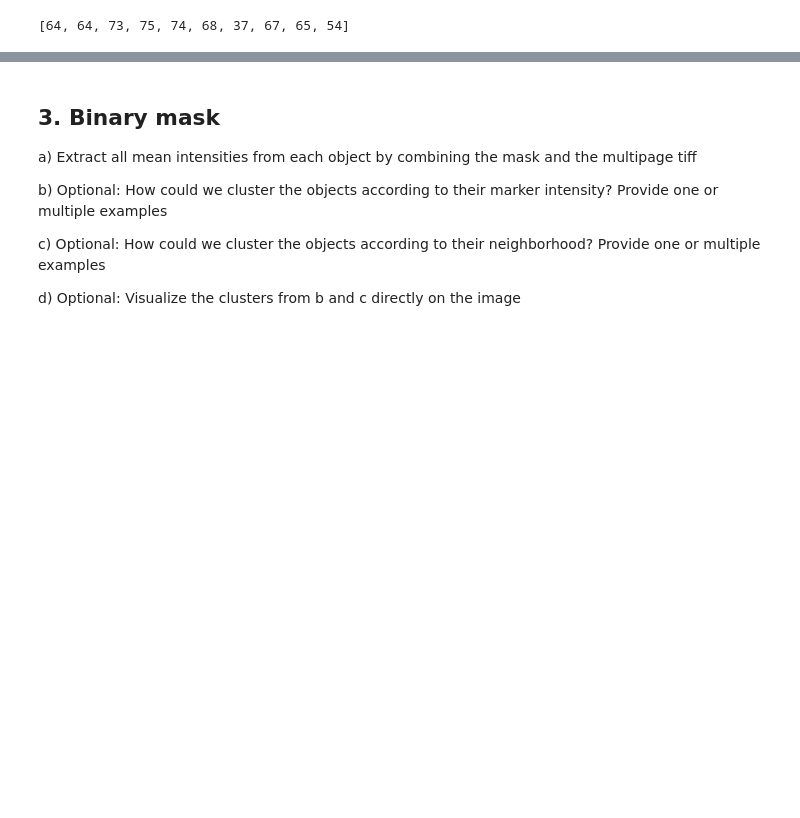
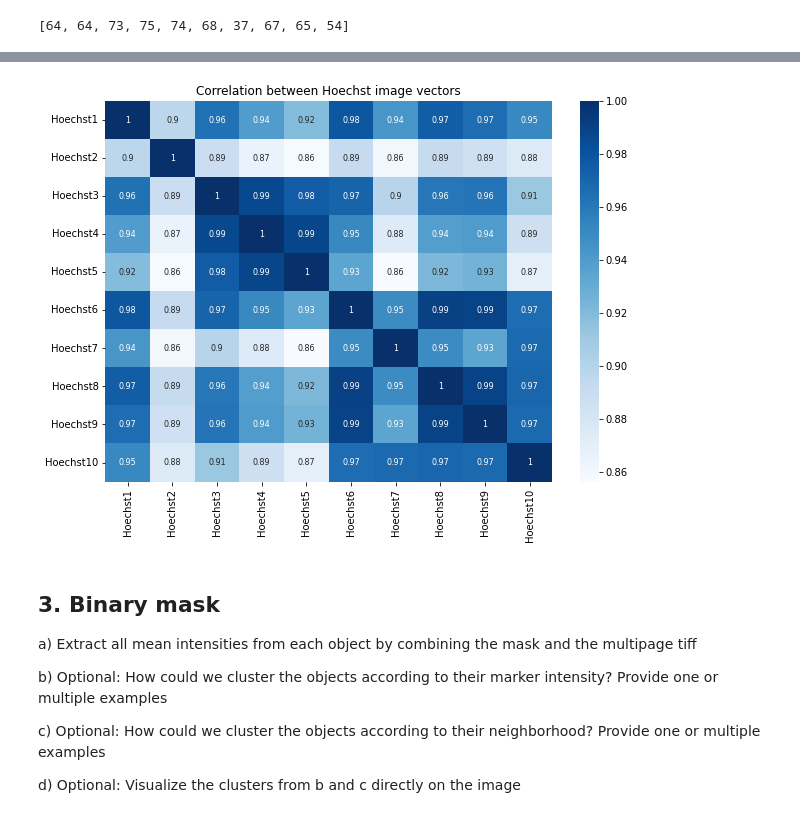
Before and after one commit to ShalyginaA/multiplexed-image-case-study, a Jupyter notebook: image_analysis.ipynb, the cells around one changed output, grey strips where cells are left out. Cells and saved outputs as stored; diff of their text form; code cells hidden in the pictures; blank space fills up the shorter version.

```diff
--- a/image_analysis.ipynb
+++ b/image_analysis.ipynb
@@ -172,13 +172,13 @@ plt.show()
 # Compute correlation between image vectors
 corr_matrix = np.corrcoef([img[i].flatten() for i in hoechst_marker_ids])
 # %%
-plt.figure(figsize=(8, 6))
+plt.figure(figsize=(10, 7))
 sns.heatmap(
     corr_matrix,
     xticklabels=hoechst_markers,
     yticklabels=hoechst_markers,
     annot=True,
-    annot_kws={"size": 7},
+    annot_kws={"size": 8},
     cmap='Blues'
 )
 plt.title("Correlation between Hoechst image vectors")
@@ -188,3 +187,4 @@ plt.show()
+[figure, added]
 # %% [markdown]
 ## 3. Binary mask
 
```
Also changed, not shown: parts of 16 cells of this notebook.
